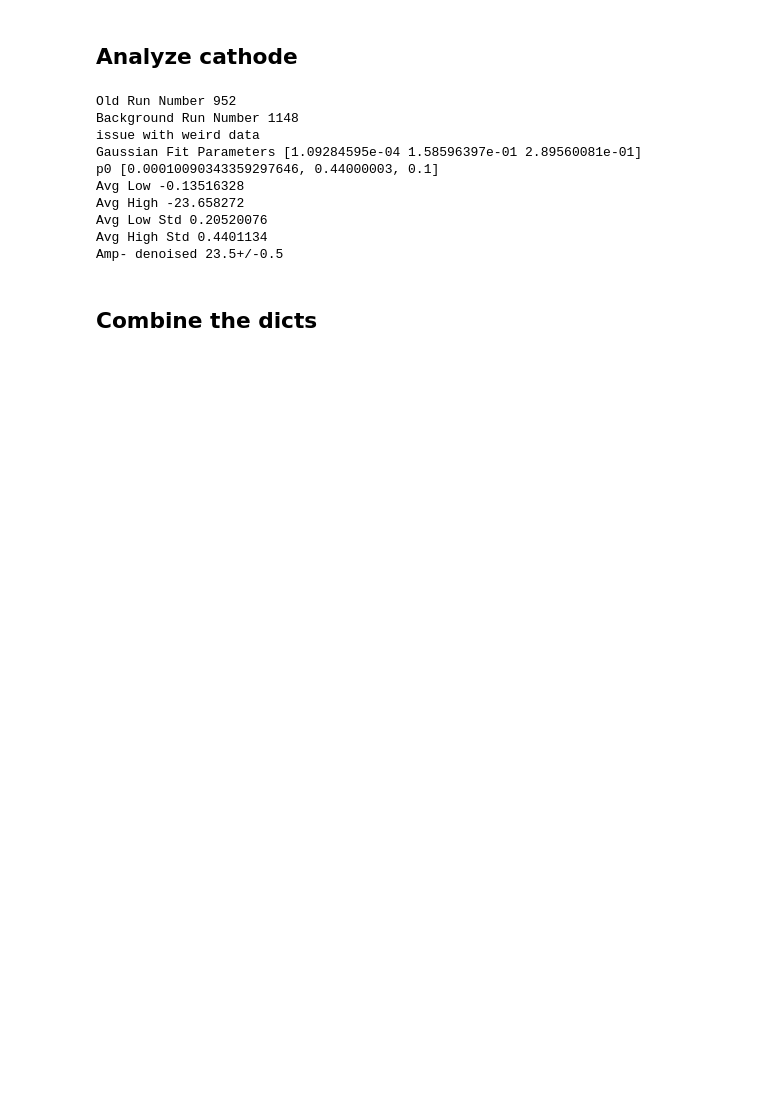
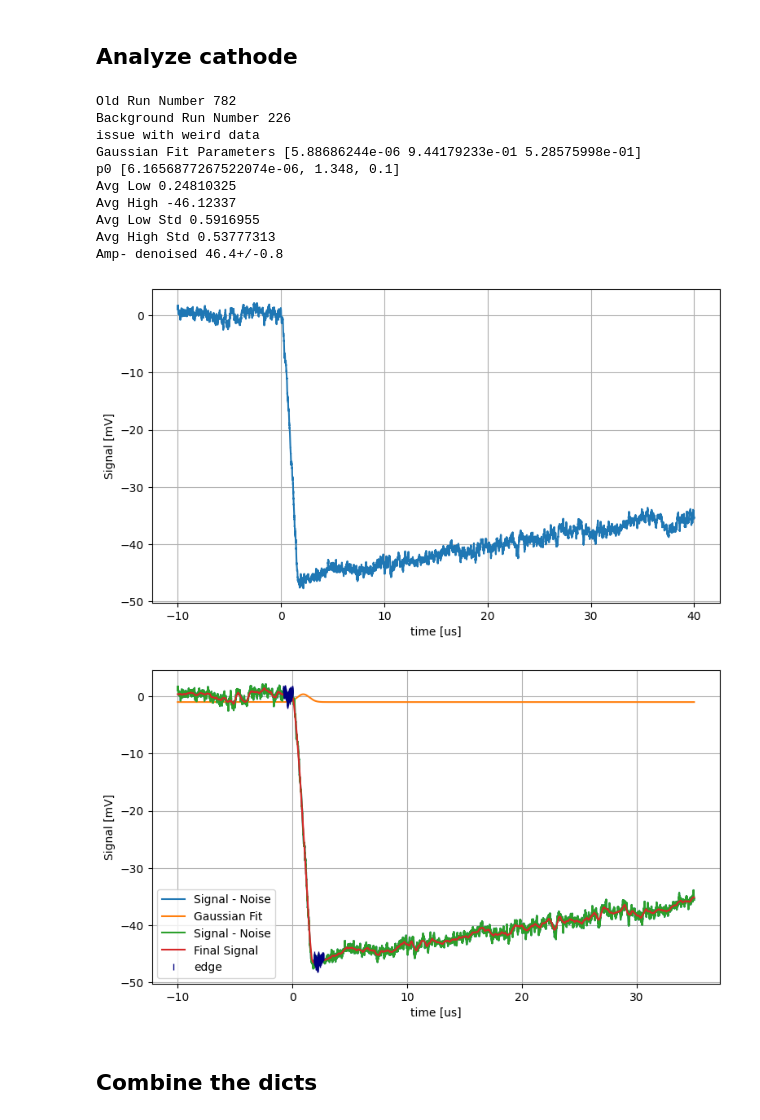
Before and after one commit to jbane11/nexo, a Jupyter notebook: Lab028/osci/Session_analysis.ipynb, the cells around one changed output. Cells and saved outputs as stored; diff of their text form; code cells hidden in the pictures; blank space fills up the shorter version.

```diff
--- a/Lab028/osci/Session_analysis.ipynb
+++ b/Lab028/osci/Session_analysis.ipynb
@@ -484,7 +490,8 @@ def Analyze_Cathode(waveform,background_waveform, type=0,dobg_sub=0,stepcounts=[
     """
     Analyze_Cathode(waveform,background_waveform, stepcounts=[100], diffsizes=[100],debug=0,plot=False,savefig=True) -> dict
     This function takes a waveform and background waveform and returns a dictionary of the waveforms from the session file."""
-
+    stepcount = stepcounts[0]
+    diffsize = diffsizes[0]
     AnalysisResults={}
 
     last_index= np.min([len(waveform["time"]),len(waveform["cathode"])])
@@ -991,38 +1081,40 @@ Background Subtraction Enabled
 # %% [markdown]
 ## Analyze cathode
 # %%
-old_run_number=952
+old_run_number=782
 
 run_number = Run_oldtonew(old_run_number)
 
 
 RunInfo = RunDatabase.query(f'run == {run_number}').iloc[0]
 
 waveform_temp = Get_Waveform_from_session(run_number)
 old_rn = Run_newtoold(run_number)
 print("Old Run Number",old_rn)
 bgnum=0
 if old_rn > -1:
     bgnum = Run_oldtonew(GetBGRun(old_rn))
     background_waveform = Get_Waveform_from_session(bgnum)
 else:
     background_waveform = blankBG_DF
 print("Background Run Number",bgnum)
 
 renew_flag = True
 
-Cathode_dict=Analyze_Cathode(waveform_temp,background_waveform,type=0,debug=10,plot=False)
+Cathode_dict=Analyze_Cathode(waveform_temp,background_waveform,type=0,debug=10,plot=True)
 # %% [output]
-Old Run Number 952
-Background Run Number 1148
+Old Run Number 782
+Background Run Number 226
 issue with weird data
-Gaussian Fit Parameters [1.09284595e-04 1.58596397e-01 2.89560081e-01]
-p0 [0.00010090343359297646, 0.44000003, 0.1]
-Avg Low -0.13516328
-Avg High -23.658272
-Avg Low Std 0.20520076
-Avg High Std 0.4401134
-Amp- denoised 23.5+/-0.5
+Gaussian Fit Parameters [5.88686244e-06 9.44179233e-01 5.28575998e-01]
+p0 [6.1656877267522074e-06, 1.348, 0.1]
+Avg Low 0.24810325
+Avg High -46.12337
+Avg Low Std 0.5916955
+Avg High Std 0.53777313
+Amp- denoised 46.4+/-0.8
+[figure, added]
+[figure, added]
 # %% [markdown]
 ## Combine the dicts
 # %%
```
Also changed, not shown: parts of 20 cells of this notebook.
